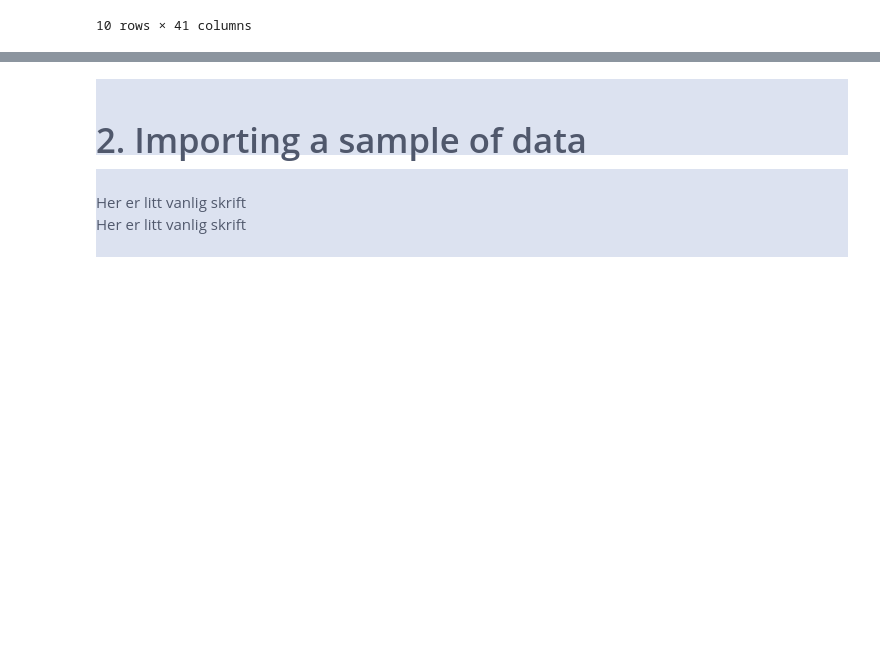
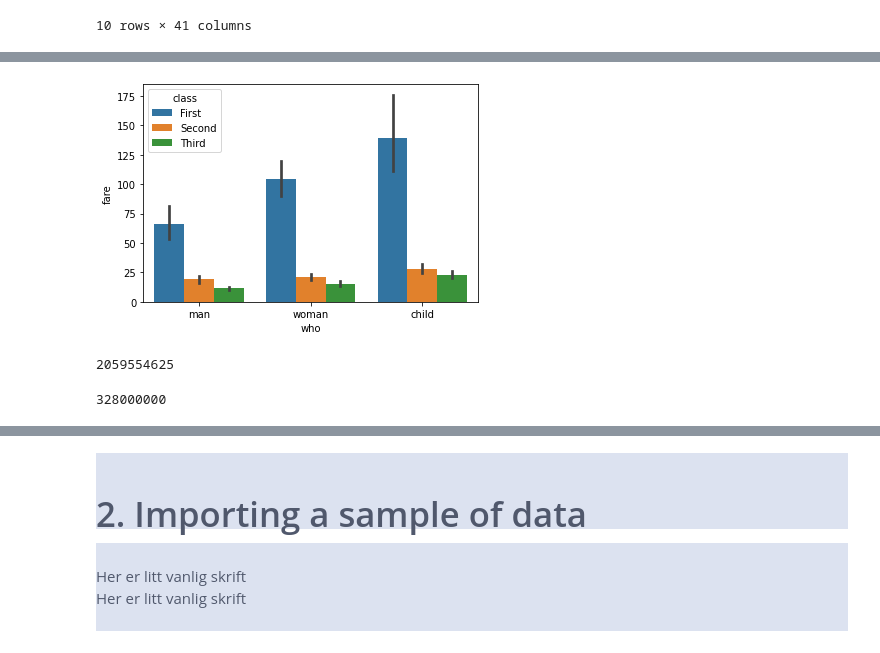
Before and after one commit to enraarne/CSV-testing-tool, a Jupyter notebook: CSV_test_script.ipynb, the cells around one changed output, grey strips where cells are left out. Drawn from its saved outputs; the diff is of its cells as text; code cells hidden in the pictures; blank space fills up the shorter version.

```diff
--- a/CSV_test_script.ipynb
+++ b/CSV_test_script.ipynb
@@ -59,0 +514,21 @@ df
+# %%
+
+# importing the required library
+import seaborn as sns
+import matplotlib.pyplot as plt
+
+# read a titanic.csv file
+# from seaborn library
+df = sns.load_dataset('titanic')
+
+
+# who v/s fare barplot
+sns.barplot(x = 'who',
+            y = 'fare',
+            hue = 'class',
+            data = df)
+
+# Show the plot
+plt.show()
+# %% [output]
+[figure, added]
@@ -59,0 +539,4 @@ df
+# %%
+sys.getsizeof(df_normal)
+# %% [output]
+2059554625
@@ -59,0 +545,4 @@ df
+# %%
+ndarray_normal.nbytes
+# %% [output]
+328000000
```
Also changed, not shown: parts of 135 cells of this notebook, 1 other file.
